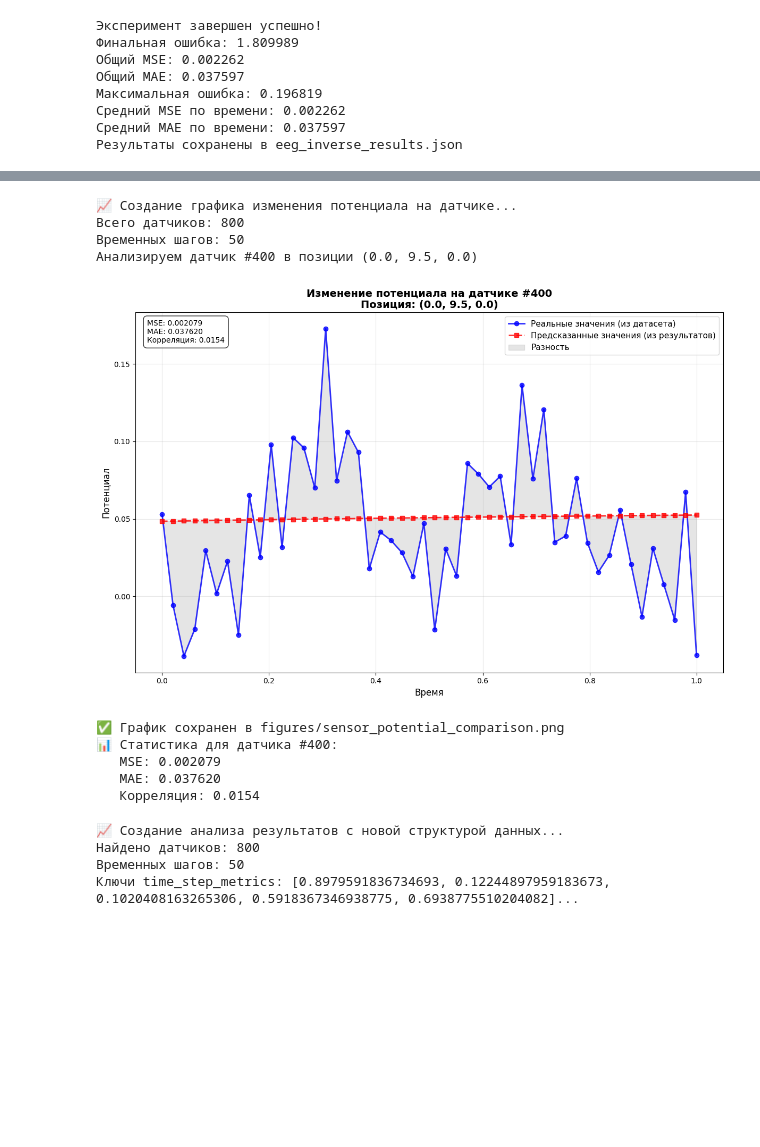
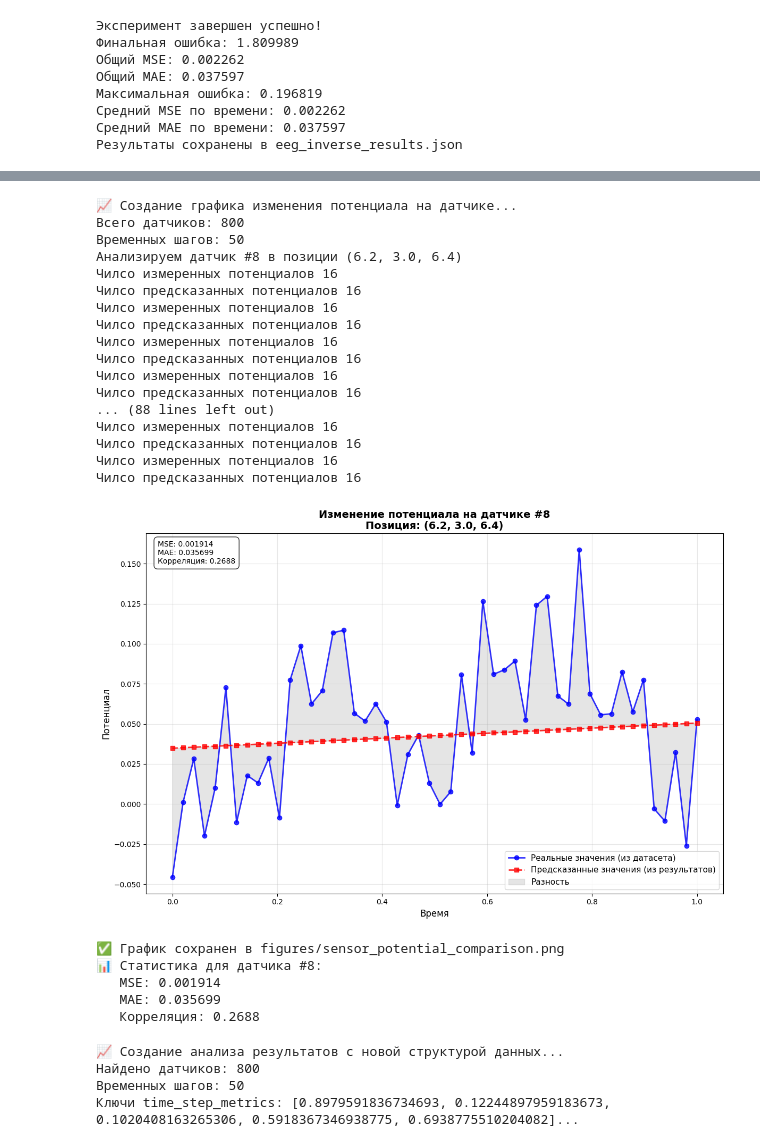
Before and after one commit to lopate/inverse-npde, a Jupyter notebook: examples/eeg_realistic_demo.ipynb, the cells around one changed output, grey strips where cells are left out. Saved outputs shown, nothing was run; the diff lists cells and outputs as text; code cells hidden in the pictures; blank space fills up the shorter version.

```diff
--- a/examples/eeg_realistic_demo.ipynb
+++ b/examples/eeg_realistic_demo.ipynb
@@ -293,6 +293,7 @@ results
 # Простой график изменения потенциала на датчике со временем
 import numpy as np
 import matplotlib.pyplot as plt
+import itertools
 
 print("📈 Создание графика изменения потенциала на датчике...")
 
@@ -322,9 +323,12 @@ predicted_values = []
 
 # Собираем все точки для этого датчика
 for t in set(t_coords):
+    mask = [t_coord == t for t_coord in t_coords]
     measured_times.append(t)
-    measured_values.append(measured_phi[t == t_coords][sensor_idx])
-    predicted_values.append(predicted_phi[t == t_coords][sensor_idx])
+    measured_values.append(list(itertools.compress(measured_phi, mask))[sensor_idx])
+    print(f"Чилсо измеренных потенциалов {len(list(itertools.compress(measured_phi, mask)))}")
+    predicted_values.append(list(itertools.compress(predicted_phi, mask))[sensor_idx])
+    print(f"Чилсо предсказанных потенциалов {len(list(itertools.compress(predicted_phi, mask)))}")
 
 
 # Сортируем по времени
@@ -350,40 +354,53 @@ plt.title(f'Изменение потенциала на датчике #{sensor
           fontsize=14, fontweight='bold')
 
 plt.xlabel('Время', fontsize=12)
 plt.ylabel('Потенциал', fontsize=12)
 plt.legend(fontsize=11)
 plt.grid(True, alpha=0.3)
 
 # Добавляем статистику
 mse = np.mean([(m - p)**2 for m, p in zip(measured_sorted, predicted_sorted)])
 mae = np.mean([abs(m - p) for m, p in zip(measured_sorted, predicted_sorted)])
 correlation = np.corrcoef(measured_sorted, predicted_sorted)[0, 1]
 
 plt.text(0.02, 0.98, f'MSE: {mse:.6f}\nMAE: {mae:.6f}\nКорреляция: {correlation:.4f}',
          transform=plt.gca().transAxes, fontsize=10,
          verticalalignment='top',
          bbox=dict(boxstyle='round,pad=0.5', facecolor='white', alpha=0.8))
 
 plt.tight_layout()
 plt.savefig('figures/sensor_potential_comparison.png', dpi=300, bbox_inches='tight')
 plt.show()
 
 print(f"✅ График сохранен в figures/sensor_potential_comparison.png")
 print(f"📊 Статистика для датчика #{sensor_idx}:")
 print(f"   MSE: {mse:.6f}")
 print(f"   MAE: {mae:.6f}")
 print(f"   Корреляция: {correlation:.4f}")
 # %% [output]
 📈 Создание графика изменения потенциала на датчике...
 Всего датчиков: 800
 Временных шагов: 50
-Анализируем датчик #400 в позиции (0.0, 9.5, 0.0)
+Анализируем датчик #8 в позиции (6.2, 3.0, 6.4)
+Чилсо измеренных потенциалов 16
+Чилсо предсказанных потенциалов 16
+Чилсо измеренных потенциалов 16
+Чилсо предсказанных потенциалов 16
+Чилсо измеренных потенциалов 16
+Чилсо предсказанных потенциалов 16
+Чилсо измеренных потенциалов 16
+Чилсо предсказанных потенциалов 16
+... (88 lines left out)
+Чилсо измеренных потенциалов 16
+Чилсо предсказанных потенциалов 16
+Чилсо измеренных потенциалов 16
+Чилсо предсказанных потенциалов 16
-[figure, old version]
+[figure, new version]
 ✅ График сохранен в figures/sensor_potential_comparison.png
-📊 Статистика для датчика #400:
-   MSE: 0.002079
-   MAE: 0.037620
-   Корреляция: 0.0154
+📊 Статистика для датчика #8:
+   MSE: 0.001914
+   MAE: 0.035699
+   Корреляция: 0.2688
 # %%
 # 1. Визуализация результатов с новой структурой данных из Julia
 print("📈 Создание анализа результатов с новой структурой данных...")
```
Also changed, not shown: 5 other files.
